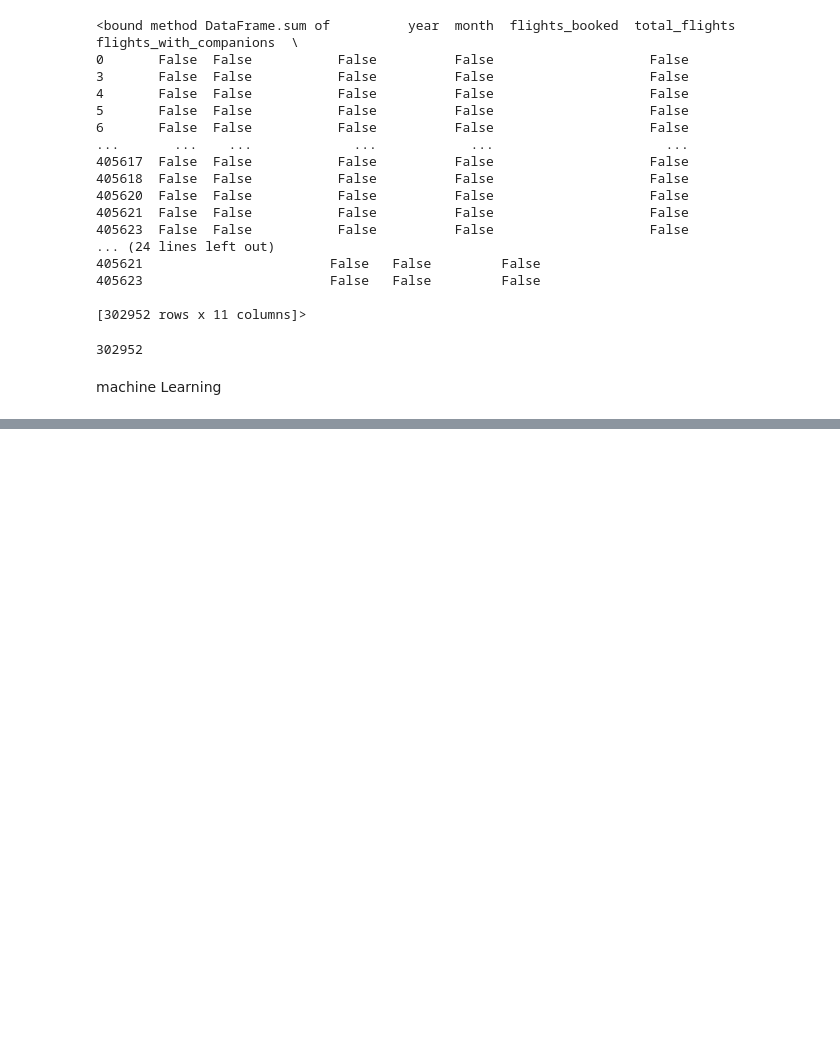
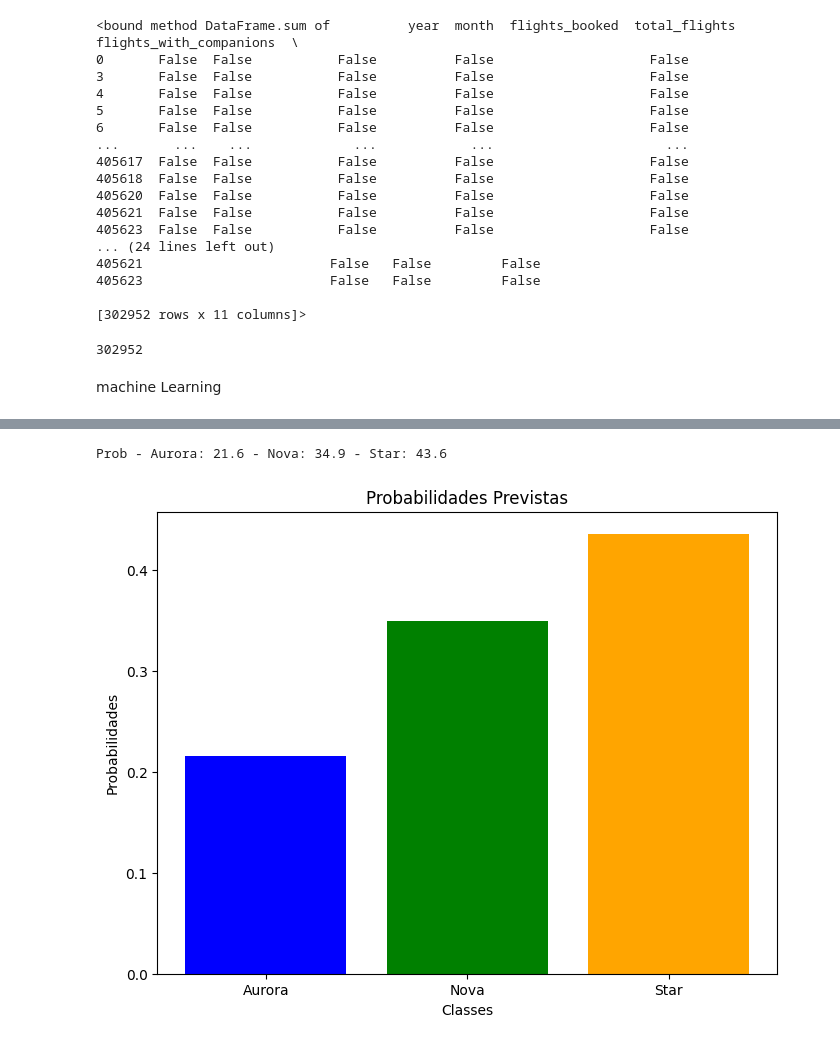
Before and after one commit to Miochelt-BR/projeto01_ds, a Jupyter notebook: analiseDeDados.ipynb, the cells around one changed output, grey strips where cells are left out. Saved outputs shown, nothing was run; the diff lists cells and outputs as text; code cells hidden in the pictures; blank space fills up the shorter version.

```diff
--- a/analiseDeDados.ipynb
+++ b/analiseDeDados.ipynb
@@ -350,0 +360,33 @@ DecisionTreeClassifier(max_depth=2)
+# %%
+# Supondo que X_novo já foi definido anteriormente
+
+# Amostra aleatória do conjunto de dados X_novo
+X_novo = X.sample()
+
+# Prever a probabilidade das classes para o conjunto de dados X_novo
+prev = modelo.predict_proba(X_novo)
+
+# Imprimir as probabilidades previstas para cada classe
+print('Prob - Aurora: {:.1f} - Nova: {:.1f} - Star: {:.1f}'.format(100*prev[0][0], 100*prev[0][1], 100*prev[0][2]))
+
+
+import matplotlib.pyplot as plt
+
+# Supondo que X_novo e pred já foram definidos anteriormente
+
+# Nomes das classes
+classes = ['Aurora', 'Nova', 'Star']
+
+# Probabilidades previstas para a primeira amostra em X_novo
+probabilidades = pred[0]
+
+# Plotar o gráfico de barras das probabilidades previstas
+plt.figure(figsize=(8, 6))
+plt.bar(classes, probabilidades, color=['blue', 'green', 'orange'])
+plt.title('Probabilidades Previstas')
+plt.xlabel('Classes')
+plt.ylabel('Probabilidades')
+plt.show()
+# %% [output]
+Prob - Aurora: 21.6 - Nova: 34.9 - Star: 43.6
+[figure, added]
```
Also changed, not shown: parts of 3 cells of this notebook.
